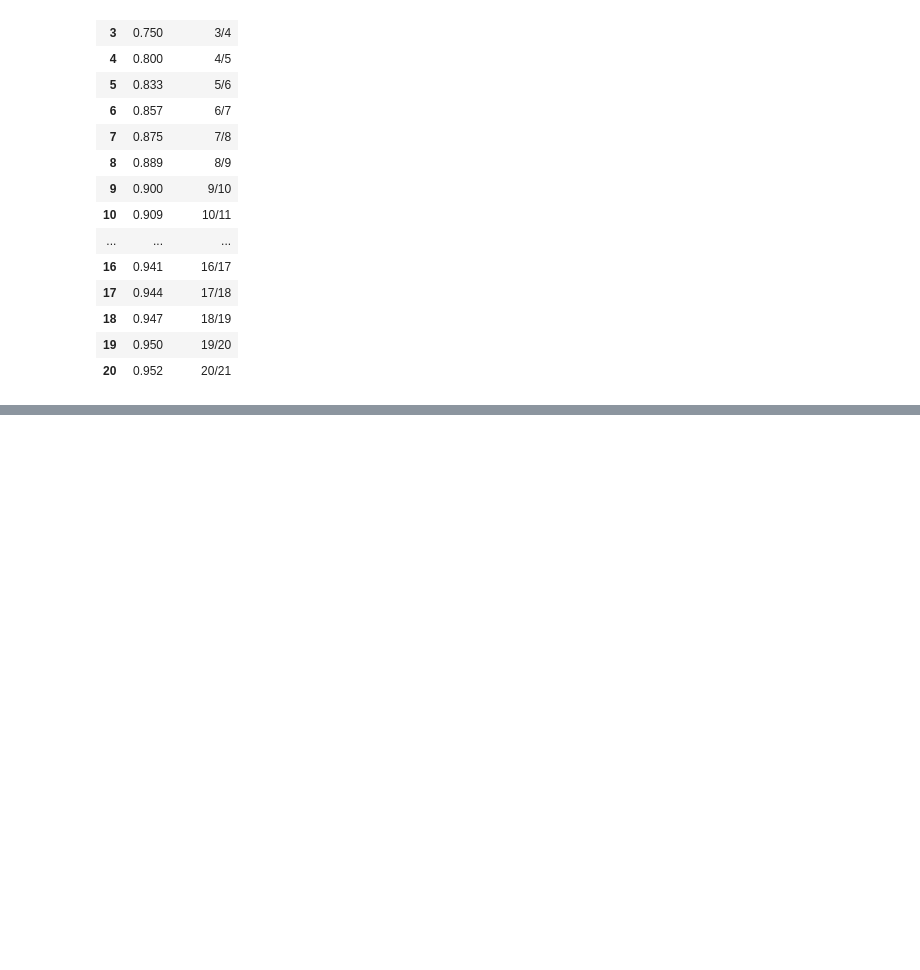
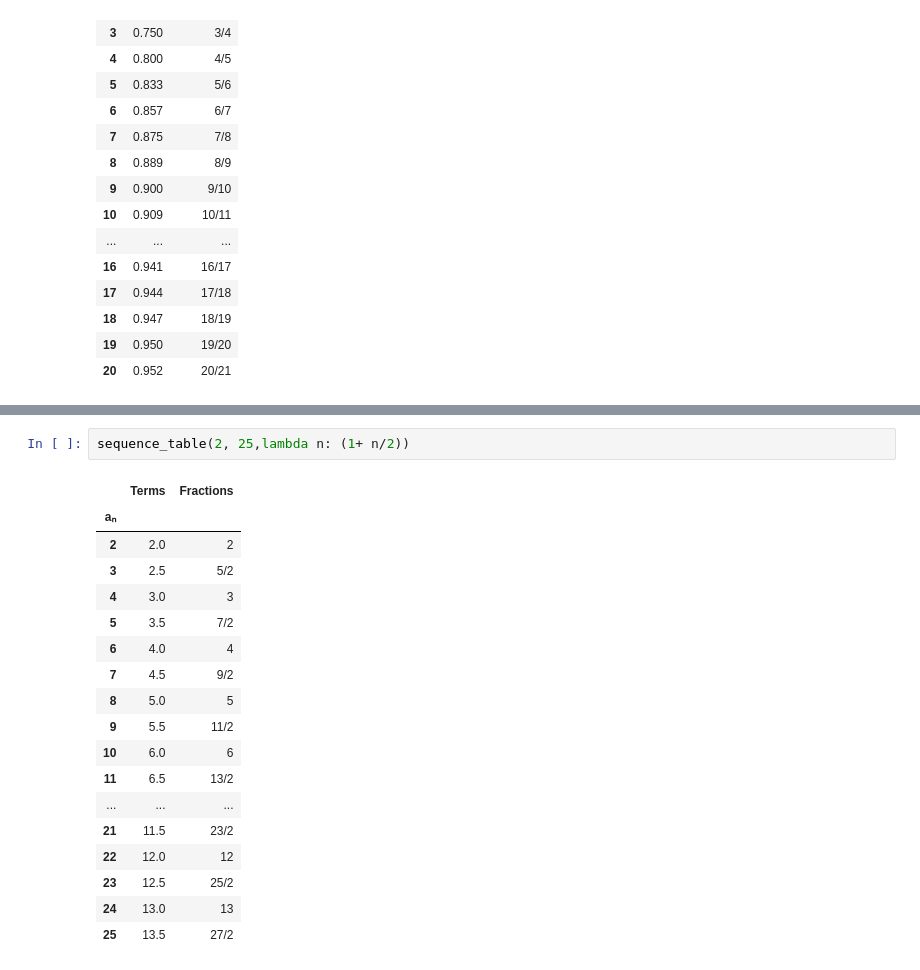
Before and after one commit to BotanicalAmy/Calculus-Calculator, a Jupyter notebook: Calculus_Calculator.ipynb, the cells around one changed output, grey strips where cells are left out. Drawn from its saved outputs; the diff is of its cells as text; blank space fills up the shorter version.

```diff
--- a/Calculus_Calculator.ipynb
+++ b/Calculus_Calculator.ipynb
@@ -484,0 +507,21 @@ sequence_table(30, 1000,lambda n:2*n/(3*n+5))
+# %%
+sequence_table(2, 25,lambda n: (1+ n/2))
+# %% [output]
+|  | Terms | Fractions |
+| aₙ |  |  |
+| 2 | 2.0 | 2 |
+| 3 | 2.5 | 5/2 |
+| 4 | 3.0 | 3 |
+| 5 | 3.5 | 7/2 |
+| 6 | 4.0 | 4 |
+| 7 | 4.5 | 9/2 |
+| 8 | 5.0 | 5 |
+| 9 | 5.5 | 11/2 |
+| 10 | 6.0 | 6 |
+| 11 | 6.5 | 13/2 |
+| ... | ... | ... |
+| 21 | 11.5 | 23/2 |
+| 22 | 12.0 | 12 |
+| 23 | 12.5 | 25/2 |
+| 24 | 13.0 | 13 |
+| 25 | 13.5 | 27/2 |
```
Also changed, not shown: parts of 6 cells of this notebook.
